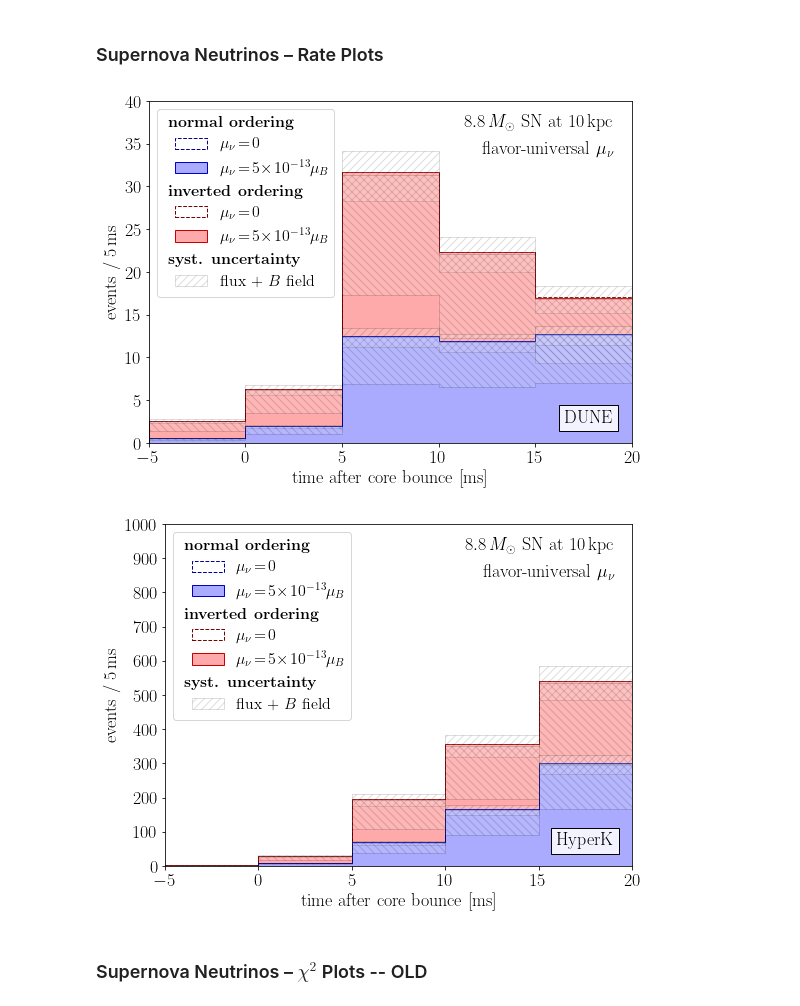
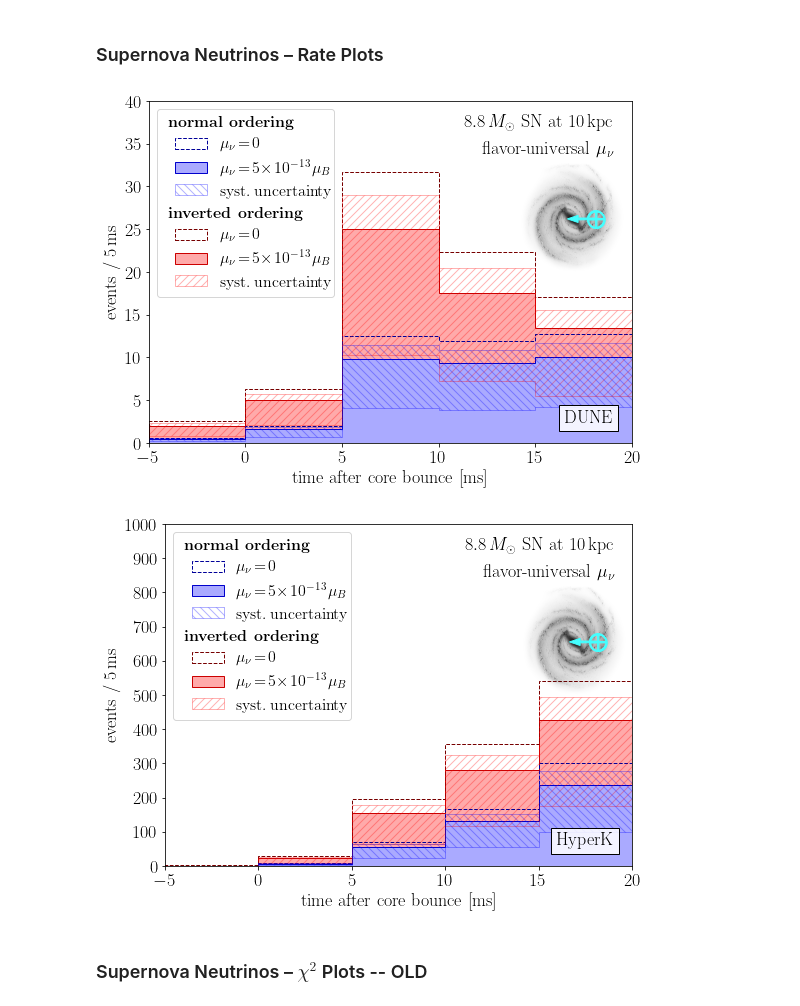
Before and after one commit to koppj/mm-astro-nu, a Jupyter notebook: SN_detection_turbulent.ipynb, the cells around one changed output. Drawn from its saved outputs; the diff is of its cells as text; code cells hidden in the pictures.

```diff
--- a/SN_detection_turbulent.ipynb
+++ b/SN_detection_turbulent.ipynb
@@ -55,8 +55,11 @@ np.savetxt('cross_sections/nubar_e_O.csv', np.array([1e3*10**xs[:,0], 1e-38*xs[:
 7.0
 # %%
 p = neutrino_propagator(mu_range=[0])
-fig = p.generate_B_field_gal(plot=True, mu_range=[0])
-fig.get_axes()[1].set_visible(False)
-extent = fig.get_axes()[0].get_window_extent().transformed(fig.dpi_scale_trans.inverted())
-fig.savefig('B-field-plot-los{:.2f}.pdf'.format(theta_los/np.pi), bbox_inches=extent)
+fig = p.generate_B_field_gal(theta_los=0., phi_los=np.pi + np.pi/4, plot=True, mu_range=[0])
+ax  = fig.get_axes()
+ax[2].set_visible(False)
+extent_plot = ax[0].get_tightbbox(fig.canvas.get_renderer()).transformed(fig.dpi_scale_trans.inverted())
+extent_cb   = ax[1].get_tightbbox(fig.canvas.get_renderer()).transformed(fig.dpi_scale_trans.inverted())
+fig.savefig('fig/B-field-plot-los{:.2f}.pdf'.format(p.phi_los/np.pi),
+            bbox_inches=matplotlib.transforms.Bbox.union([extent_plot,extent_cb]))
 # %% [output]
@@ -67,20 +70,21 @@ fig.savefig('B-field-plot-los{:.2f}.pdf'.format(theta_los/np.pi), bbox_inches=ex
 # compute event rates
 mu0       = 5e-13 * mu_b             # magnetic moment
 d         = 10*kpc                   # distance to the SN
-theta_los = np.pi/4.                 # direction of line of sight
+theta_los = 0.                       # direction of line of sight
+phi_los   = np.pi                    #   phi_los=0. = away from the GC
 l0        = 0.01                     # nominal outer turbulence scale [kpc]
 B0        = 2.                       # nominal B field strength [muG]
 n_samples = 100                      # number of random B field configurations
 l_table   = 10**rnd.uniform(-3,-1,size=n_samples)  # outer turbulence scale [kpc]
 B_table   = rnd.normal(scale=5, size=n_samples)    # magnetic field strength [muG]
 a_table   = rnd.normal(scale=0.1, size=n_samples)  # flux normalization bias
-p         = neutrino_propagator(d=d, theta_los=theta_los, Bturb=B0, outer_scale=l0, mu_range=[0,1.01*mu0])
+p         = neutrino_propagator(d=d, theta_los=theta_los, phi_los=phi_los, Bturb=B0, outer_scale=l0, mu_range=[0,1.01*mu0])
 chi_NH_0, rates_NH_0 = p.propagate_sn_neutrinos(mu0*M_all_flavors, mh='NH', a_norm=0., return_rates=True)
 chi_IH_0, rates_IH_0 = p.propagate_sn_neutrinos(mu0*M_all_flavors, mh='IH', a_norm=0., return_rates=True)
 chi_rates_NH = []
 chi_rates_IH = []
 for l, B, a in zip(l_table, B_table, a_table):
-    p.generate_B_field_gal(d=d, theta_los=theta_los, Bturb=B, outer_scale=l, random_B_coh=True, mu_range=[0,1.01*mu0])
+    p.generate_B_field_gal(d=d, theta_los=theta_los, phi_los=phi_los, Bturb=B, outer_scale=l, random_B_coh=True, mu_range=[0,1.01*mu0])
     chi_rates_NH.append(p.propagate_sn_neutrinos(mu0*M_all_flavors, mh='NH', a_norm=a, return_rates=True))
     chi_rates_IH.append(p.propagate_sn_neutrinos(mu0*M_all_flavors, mh='IH', a_norm=a, return_rates=True))
 
@@ -111,6 +115,7 @@ for exp in ['DUNE','HK']:
     fig, ax = plt.subplots()
     fig.set_size_inches(8,6)
 
+    # prepare histograms for plot
     hist_nomu_NH = np.sum(rates_NH_0[exp,'nu','nomu'] + rates_NH_0[exp,'nubar','nomu'], axis=0)
     hist_mu_NH   = np.sum(rates_NH_0[exp,'nu','mu']   + rates_NH_0[exp,'nubar','mu'],   axis=0)
     hist_nomu_IH = np.sum(rates_IH_0[exp,'nu','nomu'] + rates_IH_0[exp,'nubar','nomu'], axis=0)
@@ -126,84 +131,93 @@ for exp in ['DUNE','HK']:
     hist_nomu_IH_min = np.sum(rates_IH_min[exp,'nu','nomu'] + rates_IH_min[exp,'nubar','nomu'], axis=0)
     hist_mu_IH_min   = np.sum(rates_IH_min[exp,'nu','mu']   + rates_IH_min[exp,'nubar','mu'],   axis=0)
 
+    # plot histograms and error bands
     plot_nomu_IH = ax.hist(bin_centers*1e3, bins=bin_edges*1e3, weights=hist_nomu_IH,
                            histtype='step', color='#770000', ls='--')[2][0]
-#    plot_err = \
 #    ax.fill_between(bin_edges*1e3, repeat_last(hist_nomu_IH_min), repeat_last(hist_nomu_IH_max),
-#                    step='post', hatch='///', color='#77000022', ec='#77000055', zorder=2.5)
-    plot_err = \
-    ax.fill_between(bin_edges*1e3, repeat_last(hist_nomu_IH_min), repeat_last(hist_nomu_IH_max),
-                    step='post', hatch='///', color='#ffffff22', ec='#00000022', zorder=2.5)
+#                    step='post', hatch='///', color='#ffffff22', ec='#00000022', zorder=2.5)
 
     plot_mu_IH   = ax.hist(bin_centers*1e3, bins=bin_edges*1e3, weights=hist_mu_IH,
                            histtype='stepfilled', color='#ffaaaa', ec='#cc0000')[2][0]
-#    ax.fill_between(bin_edges*1e3, repeat_last(hist_mu_IH_min),   repeat_last(hist_mu_IH_max),
-#                    step='post', hatch='\\\\\\', color='#cc000022', ec='#cc000055', zorder=2.5)
+    plot_err_IH = \
     ax.fill_between(bin_edges*1e3, repeat_last(hist_mu_IH_min),   repeat_last(hist_mu_IH_max),
-                    step='post', hatch='\\\\\\', color='white', ec='black', alpha=0.15, zorder=2.5)
+                    step='post', hatch='///', color='None', ec='#ff0000', alpha=0.3, zorder=2.5)
 
     plot_nomu_NH = ax.hist(bin_centers*1e3, bins=bin_edges*1e3, weights=hist_nomu_NH,
                            histtype='step', color='#000099', ls='--')[2][0]
 #    ax.fill_between(bin_edges*1e3, repeat_last(hist_nomu_NH_min), repeat_last(hist_nomu_NH_max),
-#                    step='post', hatch='///', color='#00009922', ec='#00009955', zorder=2.5)
-    ax.fill_between(bin_edges*1e3, repeat_last(hist_nomu_NH_min), repeat_last(hist_nomu_NH_max),
-                    step='post', hatch='///', color='white', ec='black', alpha=0.15, zorder=2.5)
+#                    step='post', hatch='///', color='white', ec='black', alpha=0.15, zorder=2.5)
 
     plot_mu_NH   = ax.hist(bin_centers*1e3, bins=bin_edges*1e3, weights=hist_mu_NH,
                            histtype='stepfilled', color='#aaaaff', ec='#0000cc')[2][0]
-#    ax.fill_between(bin_edges*1e3, repeat_last(hist_mu_NH_min),   repeat_last(hist_mu_NH_max),
-#                    step='post', hatch='\\\\\\', color='#0000cc22', ec='#0000cc55', zorder=2.5)
+    plot_err_NH = \
     ax.fill_between(bin_edges*1e3, repeat_last(hist_mu_NH_min),   repeat_last(hist_mu_NH_max),
-                    step='post', hatch='\\\\\\', color='white', ec='black', alpha=0.15, zorder=2.5)
+                    step='post', hatch='\\\\\\', color='None', ec='#0000ff', alpha=0.3, zorder=2.5)
 
+    # legend
     legend_title_proxy = matplotlib.patches.Rectangle((0,0), 0, 0, color='w')
-    leg = ax.legend([legend_title_proxy, plot_nomu_NH, plot_mu_NH,
-                     legend_title_proxy, plot_nomu_IH, plot_mu_IH,
-                     legend_title_proxy, plot_err],
+    leg = ax.legend([legend_title_proxy, plot_nomu_NH, plot_mu_NH, plot_err_NH,
+                     legend_title_proxy, plot_nomu_IH, plot_mu_IH, plot_err_IH],
                     ['\\bf normal ordering',
                        '$\\mu_\\nu \\! = \\! 0$',
-                       '$\\mu_\\nu \\! = \\! {:d} \\! \\times \\! 10^{{-13}} \\mu_B$'.format(int(mu0/(1e-13*mu_b))),
+                       '$\\mu_\\nu \\! = \\! {:d} \\! \\times \\! 10^{{-13}}\\,\\mu_B$'.format(int(mu0/(1e-13*mu_b))),
+                       'syst.\\,uncertainty',
                      '\\bf inverted ordering',
                        '$\\mu_\\nu \\! = \\! 0$',
-                       '$\\mu_\\nu \\! = \\! {:d} \\! \\times \\! 10^{{-13}} \\mu_B$'.format(int(mu0/(1e-13*mu_b))),
-                     '\\bf syst. uncertainty', 'flux + $B$ field'], loc='upper left', fontsize=16)
+                       '$\\mu_\\nu \\! = \\! {:d} \\! \\times \\! 10^{{-13}}\\,\\mu_B$'.format(int(mu0/(1e-13*mu_b))),
+                       'syst.\\,uncertainty'], loc='upper left', fontsize=16)
     for item, label in zip(leg.legendHandles, leg.texts): # move legend titles to the left
         item.set_x(20)
         label.set_position((20,0))
-        if re.match('.*ordering|.*uncertainty', label._text):
+        if re.match('.*ordering', label._text):
             width = item.get_window_extent(fig.canvas.get_renderer()).width
             label.set_ha('left')
             label.set_position((-width,0))
 #        if re.match('10.*', label._text):
 #            item.set_y(-10)
 #            label.set_position((30,-8))
     leg._legend_box.set_width(165.)
     leg._legend_box.set_height(175.)
 
+    # inset showing line of sight
+    axins = ax.inset_axes([.7, .48, .35, .35])
+    mw_img = plt.imread('data/milky-way-no-labels.png')
+    d_img  = 41.73 # kpc
+    axins.imshow(mw_img, extent=[-d_img/2.,d_img/2.,-d_img/2.,d_img/2.],
+                 cmap='gray', vmin=0, vmax=255, zorder=1)
+    axins.axis('off')
+    X_Earth = np.array([8.5,0,0]) # our location in the Milky Way
+    axins.annotate(r'$\boldsymbol{\pmb\bigoplus}$', X_Earth[:2], color='#44ffff',
+                   ha='center', va='center', size=18)
+    axins.arrow(X_Earth[0], X_Earth[1], d/kpc * np.cos(phi_los), d/kpc * np.sin(phi_los),
+                color='#44ffff', length_includes_head=True, width=0.6,
+                head_width=2.5)
+
+    # other annotations
     ax.set_xlim(-5, 20)
     ax.xaxis.set_ticks(np.arange(-5, 21, 5))
     if exp == 'HK':
         ax.set_ylim(0,400)
         ax.yaxis.set_ticks(np.arange(0, 1001, 100))
     elif exp == 'DUNE':
         ax.set_ylim(0, 40)
         ax.yaxis.set_ticks(np.arange(0, 41, 5))
     ax.set_ylabel('events / 5\,ms')
     ax.set_xlabel('time after core bounce [ms]')
 #    ax.tick_params(axis='both', which='both', labelsize=12)
     plt.tight_layout()
     plt.annotate(exp_labels[exp], (0.96,0.05), xycoords='axes fraction',
                  ha='right', va='bottom',
                  bbox=dict(boxstyle='square', fc='#ffffffdd', ec='black'))
     plt.annotate(r'$8.8\,M_\odot$ SN at 10\,kpc',
                  (0.96,0.96), xycoords='axes fraction', ha='right', va='top')
     plt.annotate(r'flavor-universal $\mu_\nu$',
                  (0.96,0.88), xycoords='axes fraction', ha='right', va='top')
-    plt.savefig('{:s}-los{:.2f}.pdf'.format(exp, theta_los/np.pi))
+    plt.savefig('fig/{:s}-los{:.2f}.svg'.format(exp, phi_los/np.pi))
     plt.show()
 # %% [output]
-[figure, old version]
+[figure, new version]
-[figure, old version]
+[figure, new version]
 # %% [markdown]
 ### Supernova Neutrinos – $\chi^2$ Plots -- OLD
 # %%
```
Also changed, not shown: parts of 5 cells of this notebook, 3 other files.
